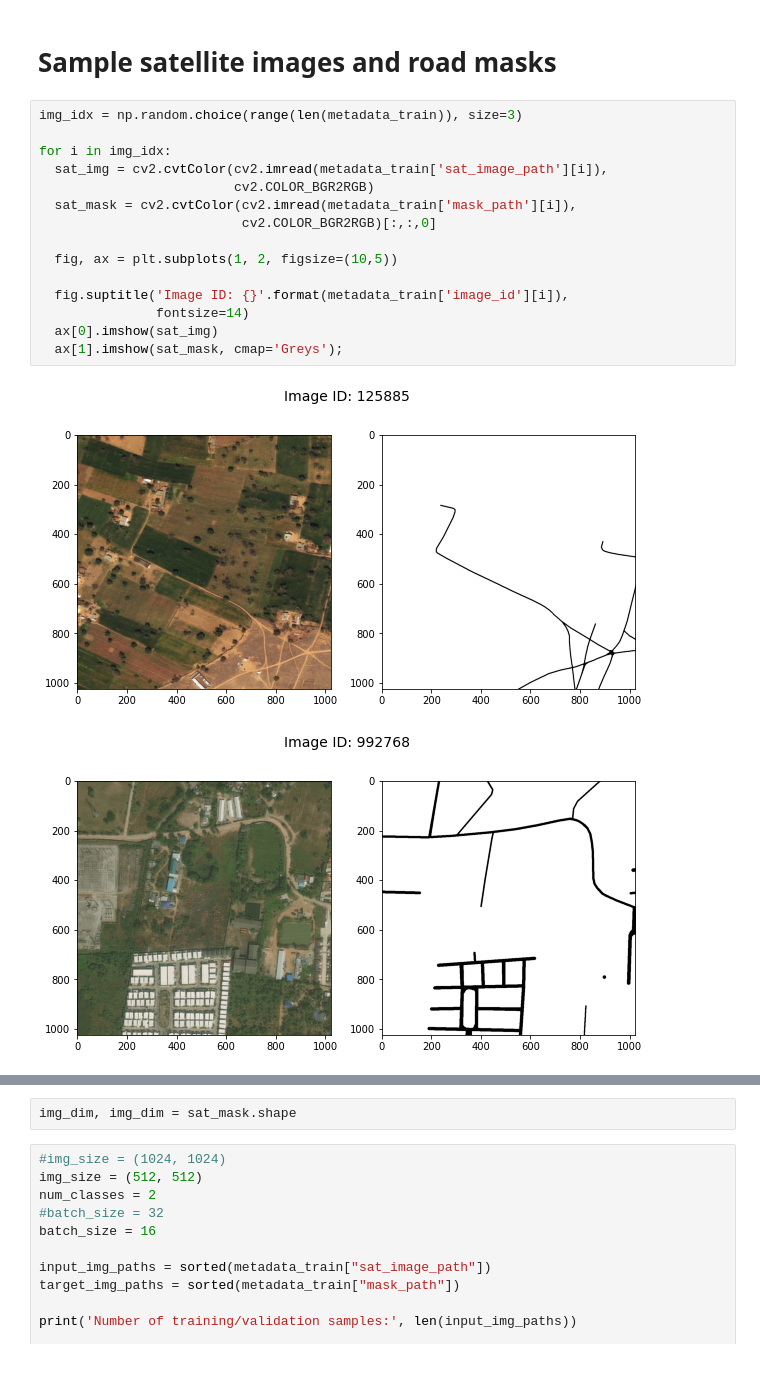
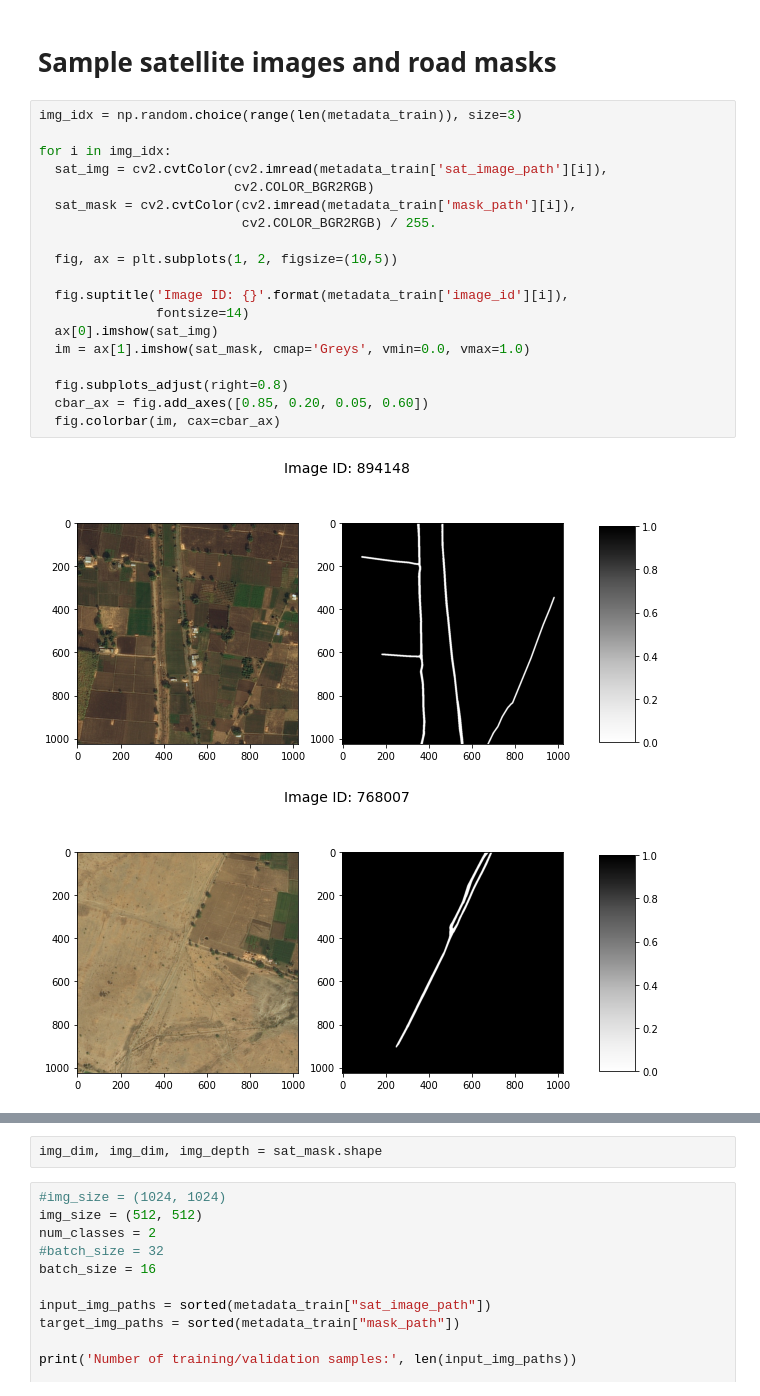
Before and after one commit to hmlewis-astro/street_network_deep_learning, a Jupyter notebook: test_notebook.ipynb, the cells around one changed output, grey strips where cells are left out. Drawn from its saved outputs; the diff is of its cells as text; blank space fills up the shorter version.

```diff
--- a/test_notebook.ipynb
+++ b/test_notebook.ipynb
@@ -143,18 +143,22 @@ metadata_train.head()
 # %%
 img_idx = np.random.choice(range(len(metadata_train)), size=3)
 
 for i in img_idx:
   sat_img = cv2.cvtColor(cv2.imread(metadata_train['sat_image_path'][i]),
                          cv2.COLOR_BGR2RGB)
   sat_mask = cv2.cvtColor(cv2.imread(metadata_train['mask_path'][i]),
-                          cv2.COLOR_BGR2RGB)[:,:,0]
+                          cv2.COLOR_BGR2RGB) / 255.
 
   fig, ax = plt.subplots(1, 2, figsize=(10,5))
 
   fig.suptitle('Image ID: {}'.format(metadata_train['image_id'][i]),
                fontsize=14)
   ax[0].imshow(sat_img)
-  ax[1].imshow(sat_mask, cmap='Greys');
+  im = ax[1].imshow(sat_mask, cmap='Greys', vmin=0.0, vmax=1.0)
+
+  fig.subplots_adjust(right=0.8)
+  cbar_ax = fig.add_axes([0.85, 0.20, 0.05, 0.60])
+  fig.colorbar(im, cax=cbar_ax)
 # %% [output]
-[figure, old version]
+[figure, new version]
-[figure, old version]
+[figure, new version]
@@ -162,5 +166,5 @@ for i in img_idx:
 # %%
-img_dim, img_dim = sat_mask.shape
+img_dim, img_dim, img_depth = sat_mask.shape
 # %%
 #img_size = (1024, 1024)
 img_size = (512, 512)
```
Also changed, not shown: parts of 12 cells of this notebook.
